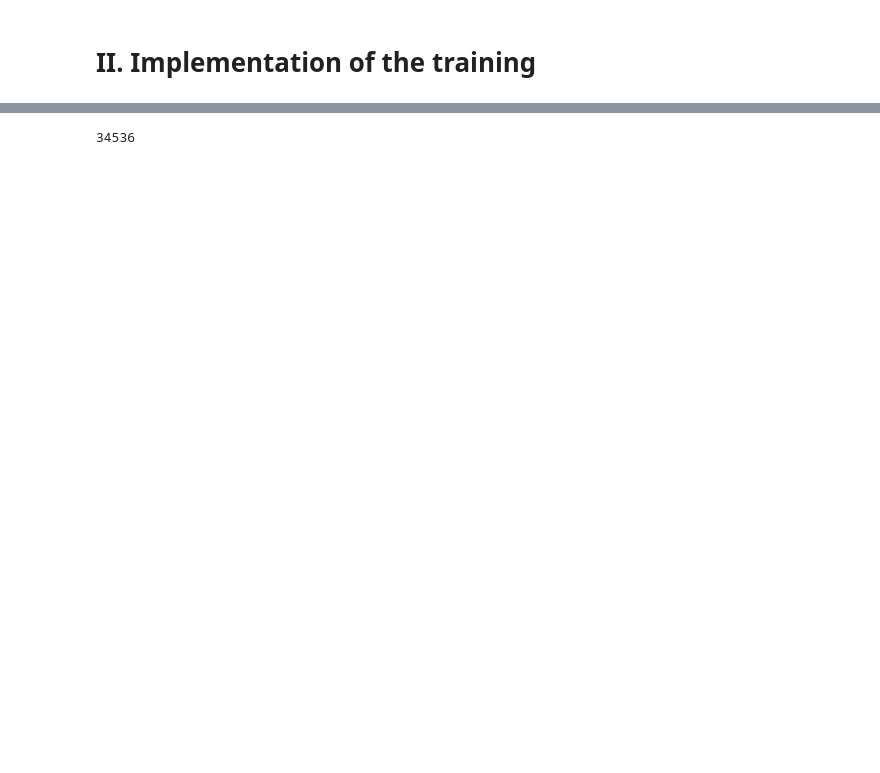
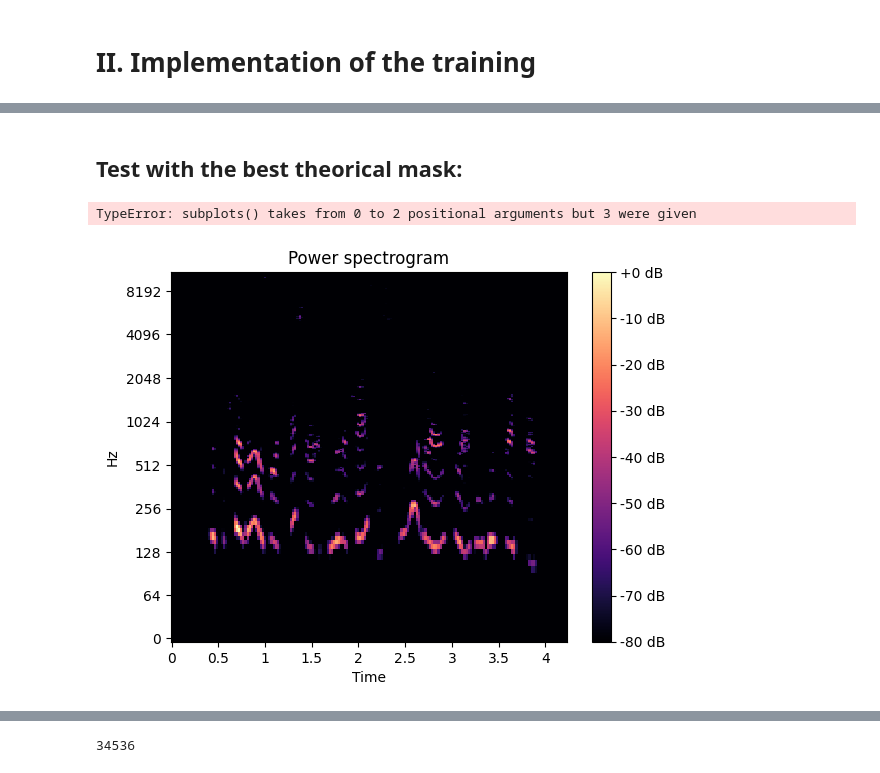
Before and after one commit to VincentCsNv/Simulation_logicielle, a Jupyter notebook: notebook_base_projet.ipynb, the cells around one changed output, grey strips where cells are left out. Cells and saved outputs as stored; diff of their text form; code cells hidden in the pictures; blank space fills up the shorter version.

```diff
--- a/notebook_base_projet.ipynb
+++ b/notebook_base_projet.ipynb
@@ -125,0 +158,2 @@ noisy_signal_stft_1 = librosa.stft(noisy_signal_1)
+# %% [markdown]
+## Test with the best theorical mask:
@@ -125,0 +172,11 @@ noisy_signal_stft_1 = librosa.stft(noisy_signal_1)
+# %%
+display_spectogramm_comparison(signal_test_0,noisy_signal_0,noise_0)
+# %% [output]
+TypeError: subplots() takes from 0 to 2 positional arguments but 3 were given
+# %%
+# Lets compute the mask, not really necessar more for the test.
+signal_stft_abs = compute_abs_squared_stft(signal)
+fig, ax = plt.subplots()
+img = librosa.display.specshow(librosa.amplitude_to_db(signal_stft_abs,ref=np.max),y_axis='log', x_axis='time', ax=ax)
+
+fig.colorbar(img, ax=ax, format="%+2.0f dB")
@@ -125,0 +185,4 @@ noisy_signal_stft_1 = librosa.stft(noisy_signal_1)
+# %%
+display_spectogramm(signal_stft_abs)
+# %% [output]
+[figure, added]
```
Also changed, not shown: parts of 44 cells of this notebook.
